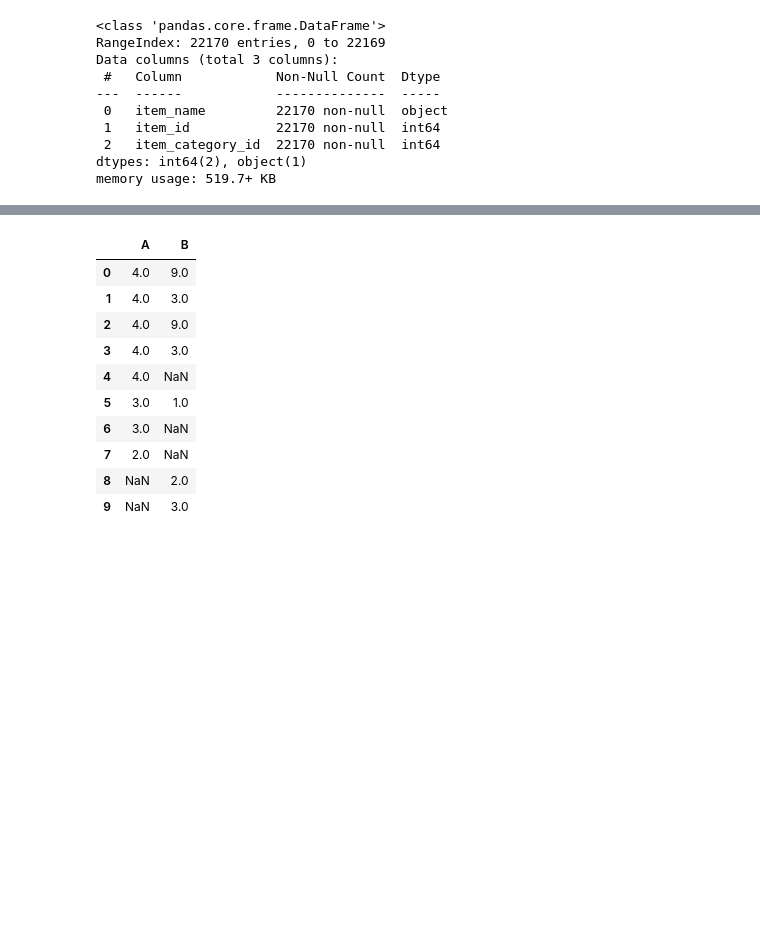
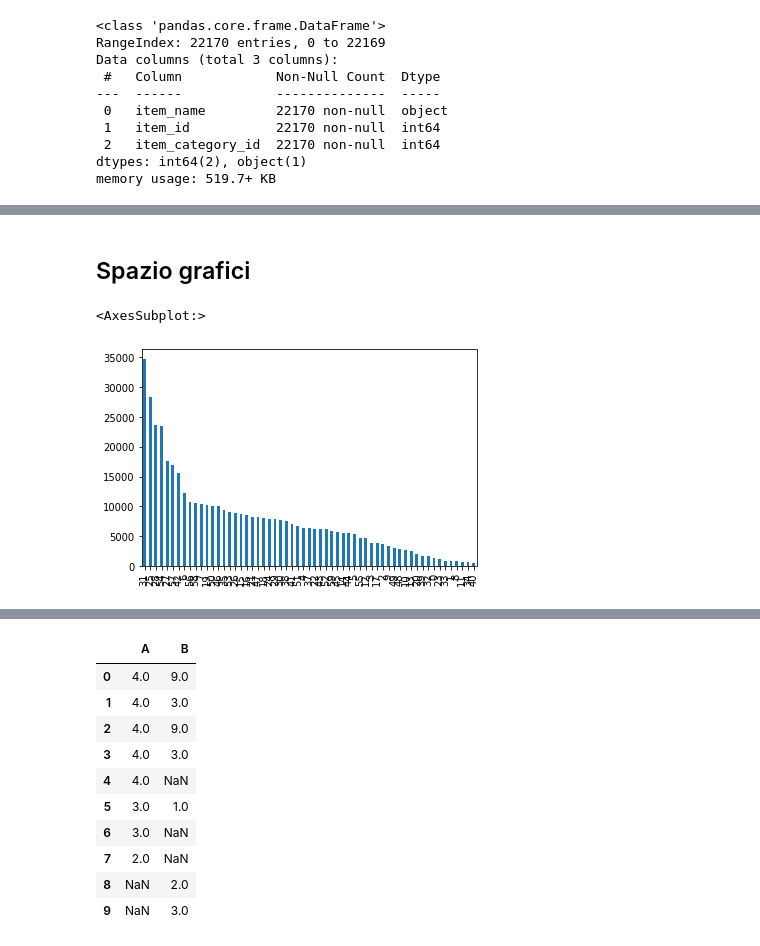
Before and after one commit to frankpietro/dm-project, a Jupyter notebook: dm.ipynb, the cells around one changed output, grey strips where cells are left out. Cells and saved outputs as stored; diff of their text form; code cells hidden in the pictures; blank space fills up the shorter version.

```diff
--- a/dm.ipynb
+++ b/dm.ipynb
@@ -313,0 +339,3 @@ memory usage: 34.2+ MB
+# %%
+clean_basket_df = clean_basket_df.dropna(subset=['item_id', 'item_price'], thresh=1)
+clean_basket_df.info()
@@ -313,0 +358,3 @@ memory usage: 34.2+ MB
+# %%
+clean_basket_df['item_id'] = clean_basket_df['item_id'].fillna(-1)
+clean_basket_df.info()
@@ -313,0 +377,4 @@ memory usage: 34.2+ MB
+# %%
+temp = clean_basket_df.groupby('item_id')['item_price'].mean()
+priced_items_df = pd.merge(items_df, temp, on='item_id', how='outer')
+priced_items_df
@@ -314,3 +395,5 @@ memory usage: 34.2+ MB
+# %%
+clean_basket_df['item_price'] = clean_basket_df['item_price'].fillna(priced_items_df[])
 # %% [markdown]
 ## Other datasets
 # %%
@@ -340,0 +460,7 @@ memory usage: 519.7+ KB
+# %% [markdown]
+## Spazio grafici
+# %%
+clean_basket_df['shop_id'].value_counts().plot(kind='bar')
+# %% [output]
+<AxesSubplot:>
+[figure, added]
```
Also changed, not shown: parts of 23 cells of this notebook.
